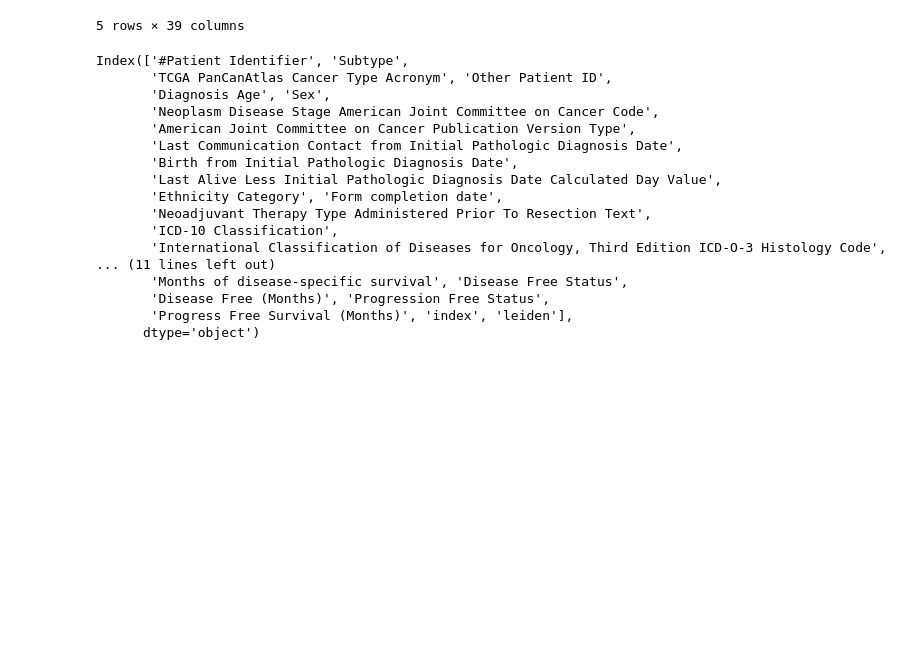
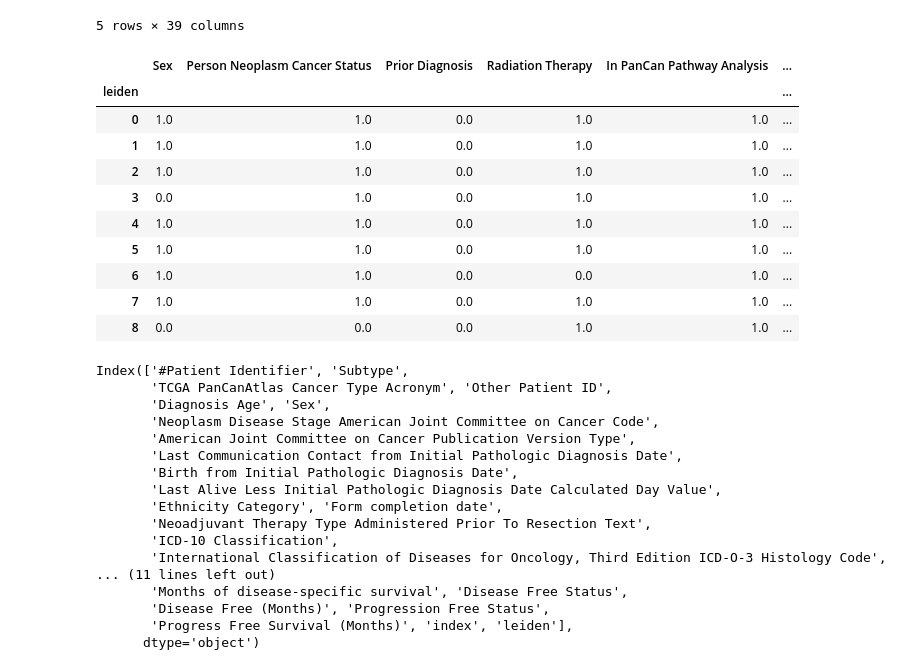
Before and after one commit to qmss5052/msk-2023, a Jupyter notebook: Survival analysis_ede2110.ipynb, the cells around one changed output. Saved outputs shown, nothing was run; the diff lists cells and outputs as text; code cells hidden in the pictures; blank space fills up the shorter version.

```diff
--- a/Survival analysis_ede2110.ipynb
+++ b/Survival analysis_ede2110.ipynb
@@ -247,6 +272,20 @@ df_patient_clusters.head()
 | 3 | TCGA-CS-4943 | LGG_IDHmut-non-codel | LGG | 952dfd5d-e65a-4307-b6a9-2ed2b0d2d9ce | 37 | Male | ... |
 | 4 | TCGA-CS-4944 | LGG_IDHmut-non-codel | LGG | 64cd17eb-c778-45e9-b994-02b68182e51b | 50 | Male | ... |
 5 rows × 39 columns
+# %%
+df_patient_clusters.groupby(by='leiden').median()
+# %% [output]
+|  | Sex | Person Neoplasm Cancer Status | Prior Diagnosis | Radiation Therapy | In PanCan Pathway Analysis | ... |
+| leiden |  |  |  |  |  | ... |
+| 0 | 1.0 | 1.0 | 0.0 | 1.0 | 1.0 | ... |
+| 1 | 1.0 | 1.0 | 0.0 | 1.0 | 1.0 | ... |
+| 2 | 1.0 | 1.0 | 0.0 | 1.0 | 1.0 | ... |
+| 3 | 0.0 | 1.0 | 0.0 | 1.0 | 1.0 | ... |
+| 4 | 1.0 | 1.0 | 0.0 | 1.0 | 1.0 | ... |
+| 5 | 1.0 | 1.0 | 0.0 | 1.0 | 1.0 | ... |
+| 6 | 1.0 | 1.0 | 0.0 | 0.0 | 1.0 | ... |
+| 7 | 1.0 | 1.0 | 0.0 | 1.0 | 1.0 | ... |
+| 8 | 0.0 | 0.0 | 0.0 | 1.0 | 1.0 | ... |
 # %%
 df_patient_clusters.columns
 # %% [output]
```
Also changed, not shown: parts of 2 cells of this notebook.
